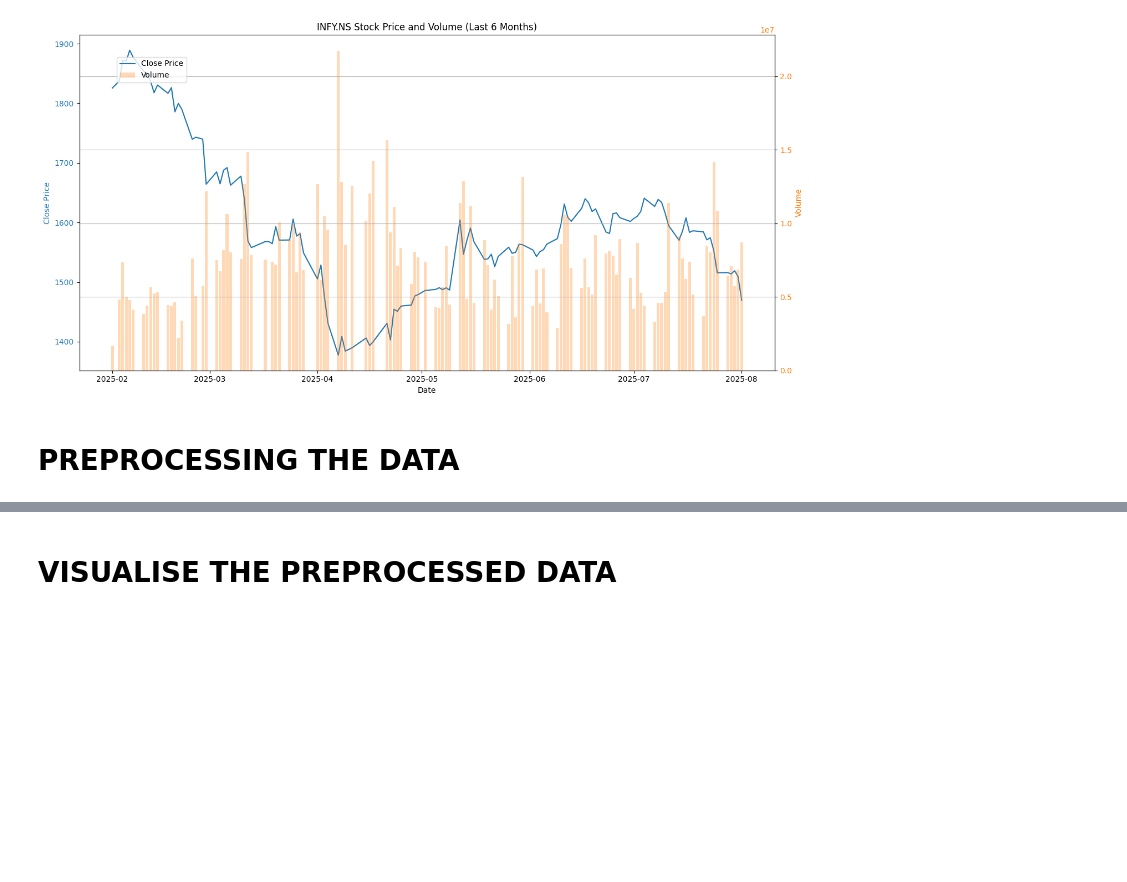
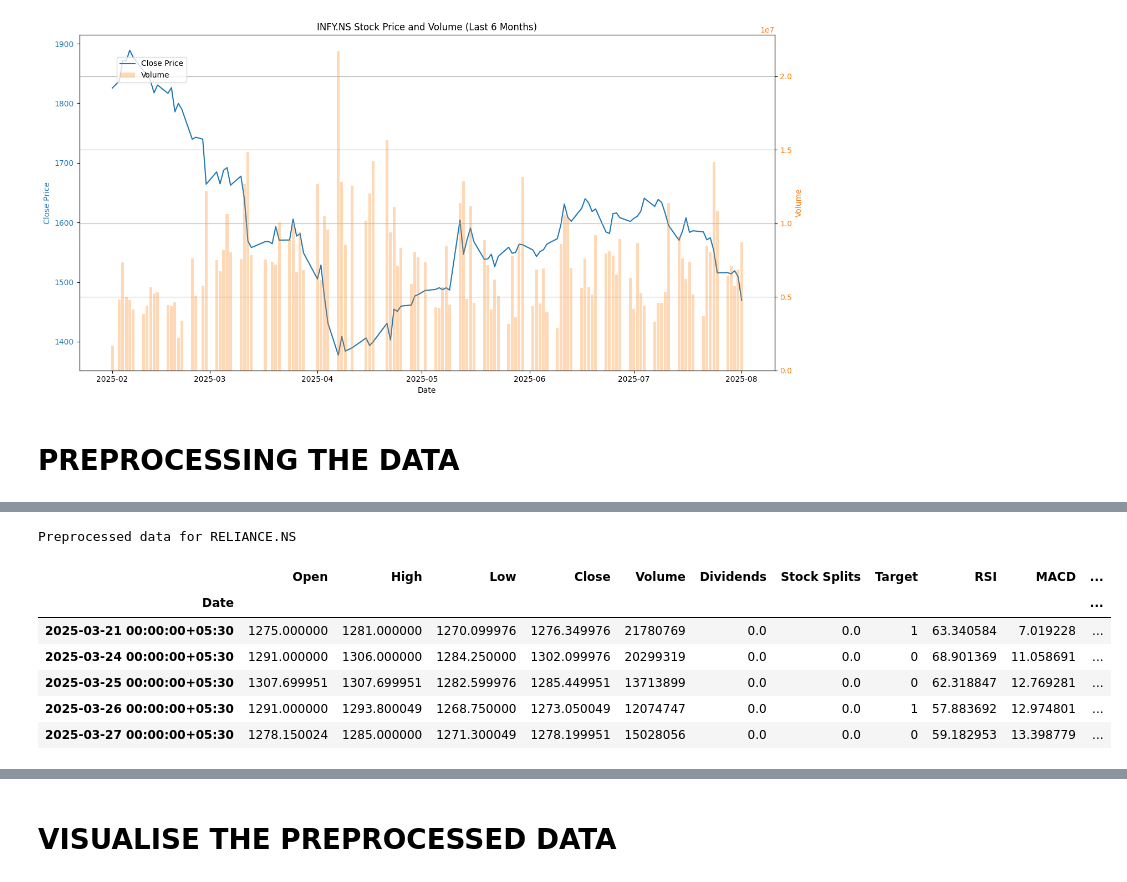
Before and after one commit to ayushcodes13/Algo-Trading-System-with-ML-Automation, a Jupyter notebook: xgboost.ipynb, the cells around one changed output, grey strips where cells are left out. Drawn from its saved outputs; the diff is of its cells as text; code cells hidden in the pictures; blank space fills up the shorter version.

Commit message:
data preprocessed visualised

```diff
--- a/xgboost.ipynb
+++ b/xgboost.ipynb
@@ -239,3 +241,19 @@ processed_data.head()
 | 2025-03-25 00:00:00+05:30 | 1582.730762 | 1613.448582 | 1582.730762 | 1605.855347 | 9890140 | 0.0 | 0.0 | 0 | 38.305117 | -55.413801 | ... |
 | 2025-03-26 00:00:00+05:30 | 1603.439483 | 1615.026454 | 1572.869604 | 1577.257812 | 6651302 | 0.0 | 0.0 | 1 | 34.361137 | -53.556891 | ... |
 | 2025-03-27 00:00:00+05:30 | 1573.412024 | 1597.473381 | 1563.994481 | 1581.301025 | 9426573 | 0.0 | 0.0 | 0 | 35.374269 | -51.169177 | ... |
+# %%
+symbol = 'RELIANCE.NS'
+print(f"Preprocessed data for {symbol}")
+data = yf.Ticker(symbol).history(period='6mo')
+
+processed_data = preprocess_stock(data)
+processed_data.head()
+# %% [output]
+Preprocessed data for RELIANCE.NS
+|  | Open | High | Low | Close | Volume | Dividends | Stock Splits | Target | RSI | MACD | ... |
+| Date |  |  |  |  |  |  |  |  |  |  | ... |
+| 2025-03-21 00:00:00+05:30 | 1275.000000 | 1281.000000 | 1270.099976 | 1276.349976 | 21780769 | 0.0 | 0.0 | 1 | 63.340584 | 7.019228 | ... |
+| 2025-03-24 00:00:00+05:30 | 1291.000000 | 1306.000000 | 1284.250000 | 1302.099976 | 20299319 | 0.0 | 0.0 | 0 | 68.901369 | 11.058691 | ... |
+| 2025-03-25 00:00:00+05:30 | 1307.699951 | 1307.699951 | 1282.599976 | 1285.449951 | 13713899 | 0.0 | 0.0 | 0 | 62.318847 | 12.769281 | ... |
+| 2025-03-26 00:00:00+05:30 | 1291.000000 | 1293.800049 | 1268.750000 | 1273.050049 | 12074747 | 0.0 | 0.0 | 1 | 57.883692 | 12.974801 | ... |
+| 2025-03-27 00:00:00+05:30 | 1278.150024 | 1285.000000 | 1271.300049 | 1278.199951 | 15028056 | 0.0 | 0.0 | 0 | 59.182953 | 13.398779 | ... |
```
Also changed, not shown: parts of 3 cells of this notebook.
